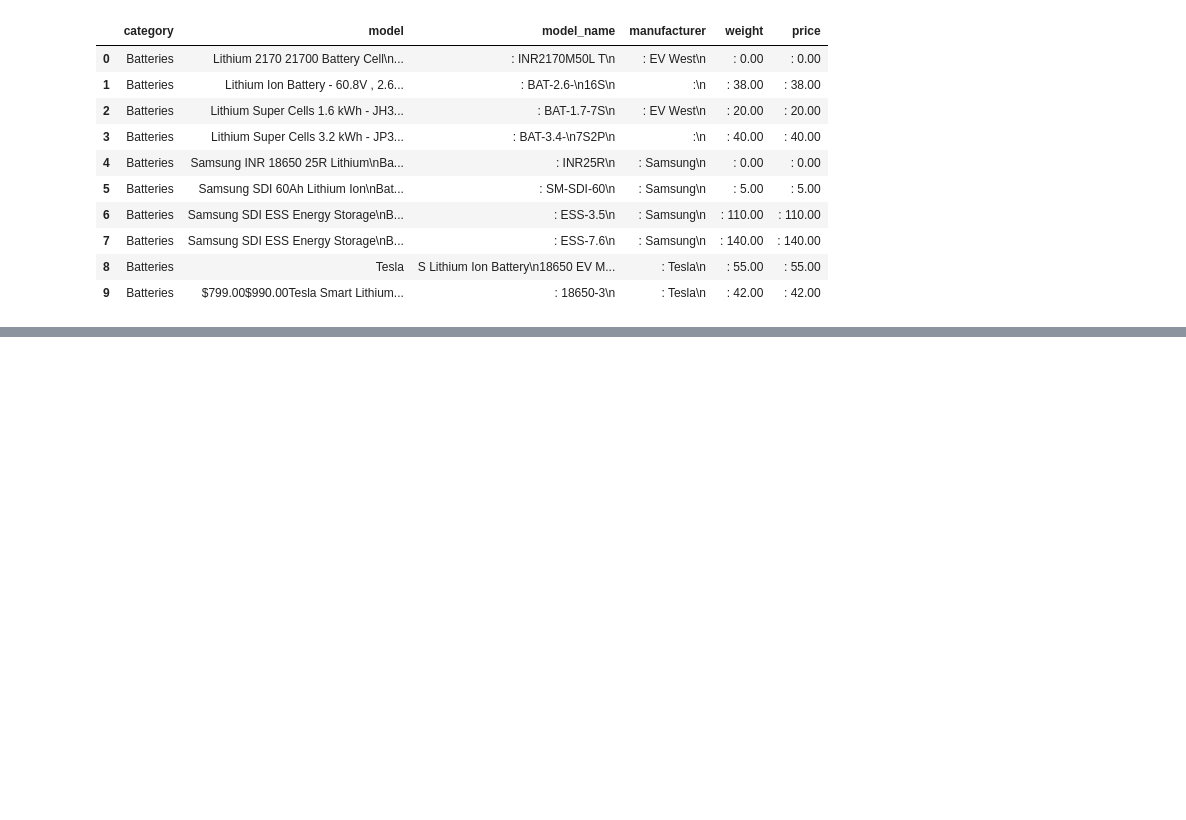
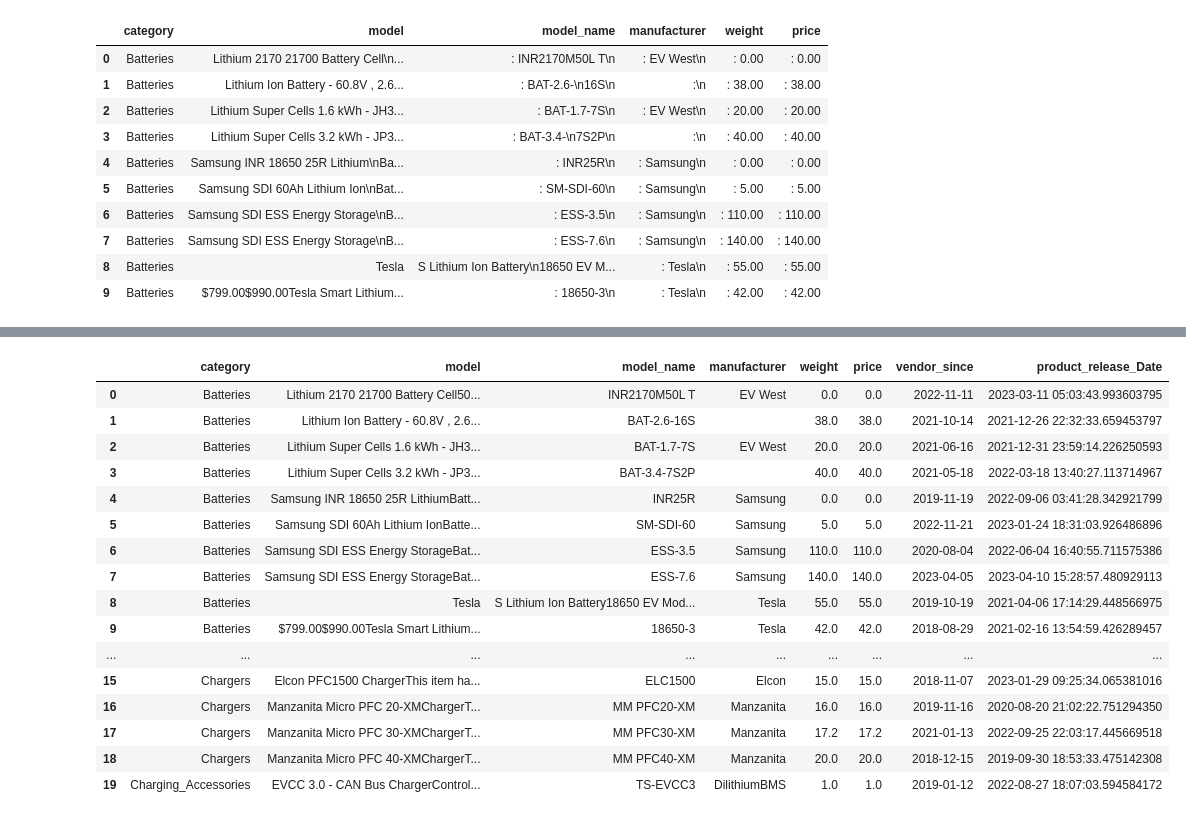
Before and after one commit to hicranA/partsUnlimitedDW, a Jupyter notebook: etl.ipynb, the cells around one changed output, grey strips where cells are left out. Drawn from its saved outputs; the diff is of its cells as text; code cells hidden in the pictures; blank space fills up the shorter version.

```diff
--- a/etl.ipynb
+++ b/etl.ipynb
@@ -42,0 +43,40 @@ evWest_df_3.head()
+# %%
+import numpy as np
+start_date = '2018-01-01'
+end_date = '2023-04-11'
+num_rows = 187 # number of rows in the DataFrame
+# Randomly sample dates from the sequence
+# Generate a sequence of dates within the range of years
+dates = pd.date_range(start=start_date, end=end_date)
+random_dates = np.random.choice(dates, size=num_rows, replace=True)
+
+# saving in a new data frame
+evWest_df_4 = evWest_df_3
+evWest_df_4["vendor_since"] = random_dates
+#pd.date_range(start='2020-01-01', end='2023-04-04', inclusive="both",periods=187)# periods represents days, 1826 about 5 years
+
+# define a function to generate random dates
+def random_date(start, end):
+    return pd.to_datetime(np.random.randint(start.value, end.value, size=1)[0], unit='ns')
+
+# product release date
+evWest_df_4["product_release_Date"] =   evWest_df_4.apply(lambda row: random_date(row['vendor_since'], pd.Timestamp.now()), axis=1)
+evWest_df_4.head(20)
+# %% [output]
+|  | category | model | model_name | manufacturer | weight | price | vendor_since | product_release_Date |
+| 0 | Batteries | Lithium 2170 21700 Battery Cell50... | INR2170M50L T | EV West | 0.0 | 0.0 | 2022-11-11 | 2023-03-11 05:03:43.993603795 |
+| 1 | Batteries | Lithium Ion Battery - 60.8V , 2.6... | BAT-2.6-16S |  | 38.0 | 38.0 | 2021-10-14 | 2021-12-26 22:32:33.659453797 |
+| 2 | Batteries | Lithium Super Cells 1.6 kWh - JH3... | BAT-1.7-7S | EV West | 20.0 | 20.0 | 2021-06-16 | 2021-12-31 23:59:14.226250593 |
+| 3 | Batteries | Lithium Super Cells 3.2 kWh - JP3... | BAT-3.4-7S2P |  | 40.0 | 40.0 | 2021-05-18 | 2022-03-18 13:40:27.113714967 |
+| 4 | Batteries | Samsung INR 18650 25R LithiumBatt... | INR25R | Samsung | 0.0 | 0.0 | 2019-11-19 | 2022-09-06 03:41:28.342921799 |
+| 5 | Batteries | Samsung SDI 60Ah Lithium IonBatte... | SM-SDI-60 | Samsung | 5.0 | 5.0 | 2022-11-21 | 2023-01-24 18:31:03.926486896 |
+| 6 | Batteries | Samsung SDI ESS Energy StorageBat... | ESS-3.5 | Samsung | 110.0 | 110.0 | 2020-08-04 | 2022-06-04 16:40:55.711575386 |
+| 7 | Batteries | Samsung SDI ESS Energy StorageBat... | ESS-7.6 | Samsung | 140.0 | 140.0 | 2023-04-05 | 2023-04-10 15:28:57.480929113 |
+| 8 | Batteries | Tesla | S Lithium Ion Battery18650 EV Mod... | Tesla | 55.0 | 55.0 | 2019-10-19 | 2021-04-06 17:14:29.448566975 |
+| 9 | Batteries | $799.00$990.00Tesla Smart Lithium... | 18650-3 | Tesla | 42.0 | 42.0 | 2018-08-29 | 2021-02-16 13:54:59.426289457 |
+| ... | ... | ... | ... | ... | ... | ... | ... | ... |
+| 15 | Chargers | Elcon PFC1500 ChargerThis item ha... | ELC1500 | Elcon | 15.0 | 15.0 | 2018-11-07 | 2023-01-29 09:25:34.065381016 |
+| 16 | Chargers | Manzanita Micro PFC 20-XMChargerT... | MM PFC20-XM | Manzanita | 16.0 | 16.0 | 2019-11-16 | 2020-08-20 21:02:22.751294350 |
+| 17 | Chargers | Manzanita Micro PFC 30-XMChargerT... | MM PFC30-XM | Manzanita | 17.2 | 17.2 | 2021-01-13 | 2022-09-25 22:03:17.445669518 |
+| 18 | Chargers | Manzanita Micro PFC 40-XMChargerT... | MM PFC40-XM | Manzanita | 20.0 | 20.0 | 2018-12-15 | 2019-09-30 18:53:33.475142308 |
+| 19 | Charging_Accessories | EVCC 3.0 - CAN Bus ChargerControl... | TS-EVCC3 | DilithiumBMS | 1.0 | 1.0 | 2019-01-12 | 2022-08-27 18:07:03.594584172 |
```
Also changed, not shown: parts of 14 cells of this notebook, 1 other file.
